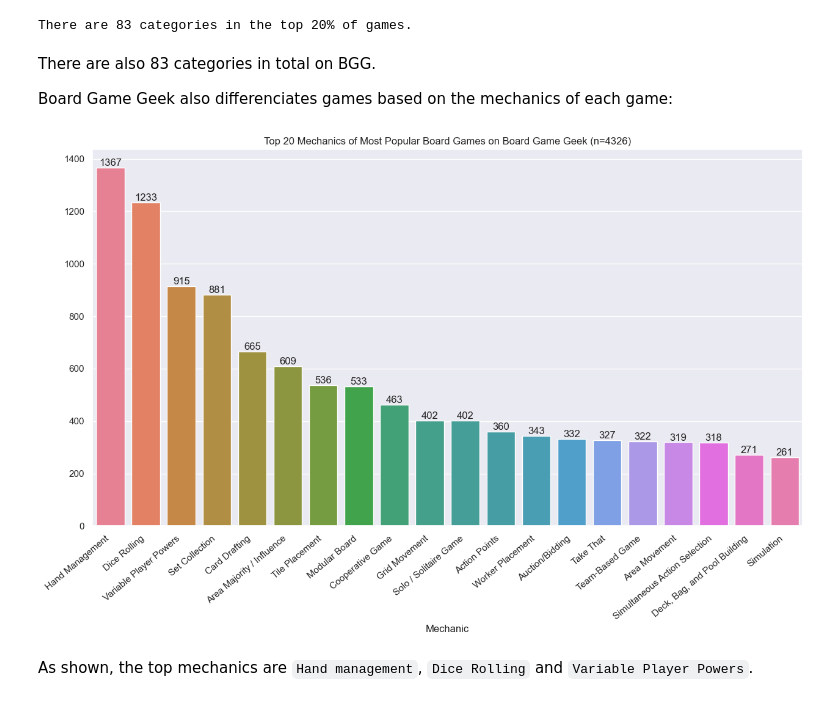
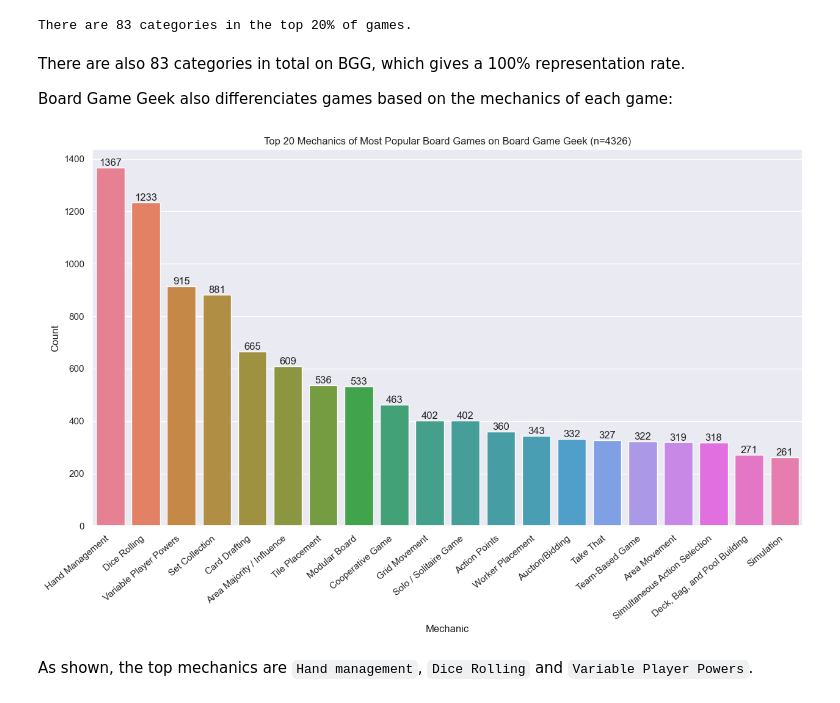
Before and after one commit to J-Zoo99/portfolio, a Jupyter notebook: BoardGameGeek.ipynb, the cells around one changed output. Drawn from its saved outputs; the diff is of its cells as text; code cells hidden in the pictures.

```diff
--- a/BoardGameGeek.ipynb
+++ b/BoardGameGeek.ipynb
@@ -440,26 +440,27 @@ print(f"There are {len(all_categories.index)} categories in the top 20% of games
 # %% [output]
 There are 83 categories in the top 20% of games.
 # %% [markdown]
-There are also 83 categories in total on BGG.
+There are also 83 categories in total on BGG, which gives a 100% representation rate.
 
 Board Game Geek also differenciates games based on the mechanics of each game:
-# %%
-sns.set_palette(sns.color_palette())
-mechanics_dict = parse_column(df_most_popular_2['boardgamemechanic'])
-all_mechanics = pd.Series(data = mechanics_dict).sort_values(ascending=False)
-top_mechanics = all_mechanics.head(20)
-plt.figure(figsize=(15,8))
-plt.title('Top 20 Mechanics of Most Popular Board Games on Board Game Geek (n=4326)')
-plt.xticks(rotation=40, ha='right')
-top_mechanic_plot = sns.barplot(x=top_mechanics.index, y=top_mechanics.values,hue = top_categories.index, legend = False)
-#top_mechanic_plot.set_xticklabels(top_mechanic_plot.get_xticklabels(), rotation=40, ha="right")
-for container in top_mechanic_plot.containers:
-    top_mechanic_plot.bar_label(container)
-plt.xlabel('Mechanic')
-
-plt.show()
-# %% [output]
-[figure, removed]
+# %%
+# sns.set_palette(sns.color_palette())
+mechanics_dict = parse_column(df_most_popular_2['boardgamemechanic'])
+all_mechanics = pd.Series(data = mechanics_dict).sort_values(ascending=False)
+top_mechanics = all_mechanics.head(20)
+plt.figure(figsize=(15,8))
+plt.title('Top 20 Mechanics of Most Popular Board Games on Board Game Geek (n=4326)')
+plt.xticks(rotation=40, ha='right')
+plt.ylabel('Count')
+top_mechanic_plot = sns.barplot(x=top_mechanics.index, y=top_mechanics.values,hue = top_categories.index, legend = False)
+#top_mechanic_plot.set_xticklabels(top_mechanic_plot.get_xticklabels(), rotation=40, ha="right")
+for container in top_mechanic_plot.containers:
+    top_mechanic_plot.bar_label(container)
+plt.xlabel('Mechanic')
+
+plt.show()
+# %% [output]
+[figure, added]
 # %% [markdown]
 As shown, the top mechanics are `Hand management`, `Dice Rolling` and `Variable Player Powers`.
 # %%
```
Also changed, not shown: parts of 12 cells of this notebook.
